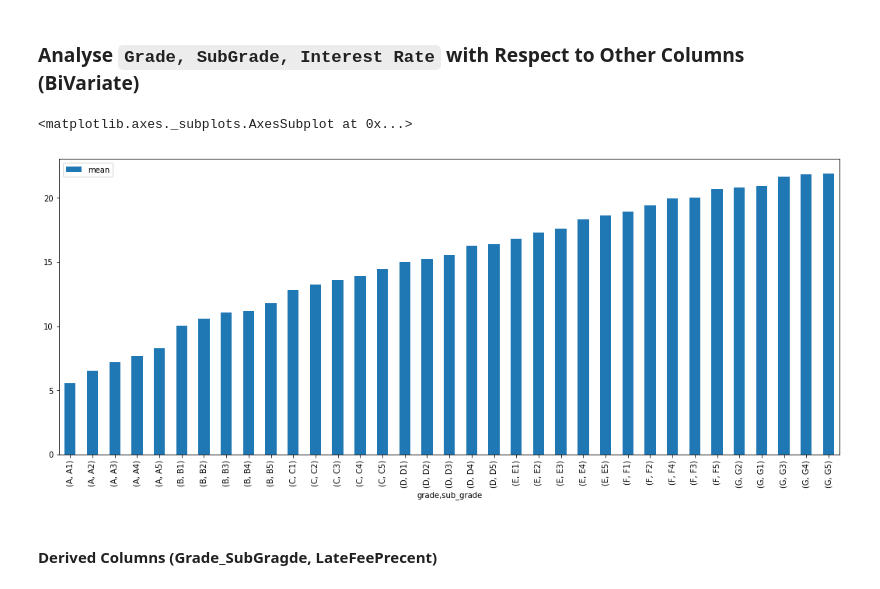
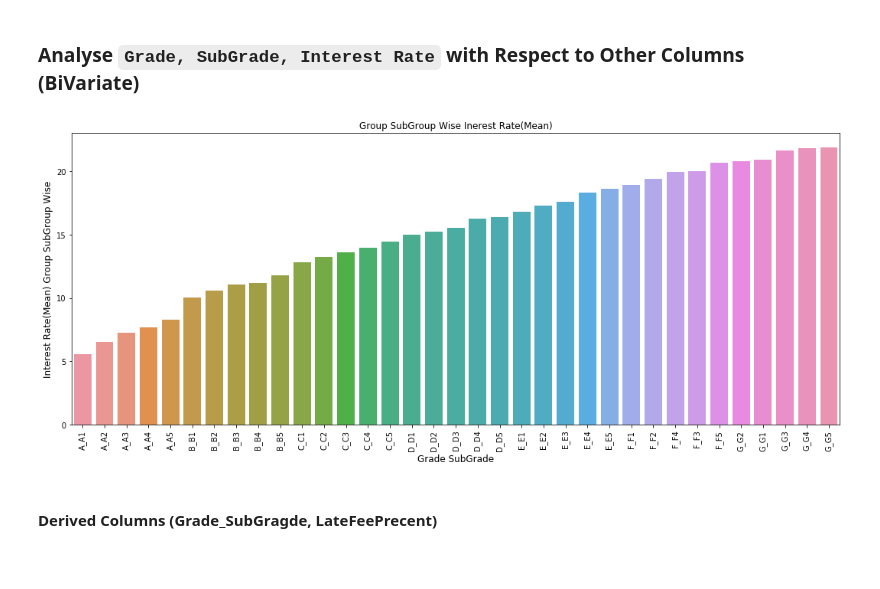
Before and after one commit to amirivija/EDA, a Jupyter notebook: group_assignment.ipynb, the cells around one changed output. Saved outputs shown, nothing was run; the diff lists cells and outputs as text; code cells hidden in the pictures; blank space fills up the shorter version.

Commit message:
group SubGroup 2 Interest Rate Mapping

````diff
--- a/group_assignment.ipynb
+++ b/group_assignment.ipynb
@@ -1679,11 +1679,19 @@ At lower income levels - below 10000 USD and higher loan amounts - above 15, 000
 # %% [markdown]
 ### Analyse ```Grade, SubGrade, Interest Rate``` with Respect to Other Columns (BiVariate)
 # %%
-#Grade, Sub-Grade to Loan Percentage, As per the Graph, Upper Grade is Having Higher Interest Rate
-lending_club.groupby(['grade', 'sub_grade'])['int_rate'].agg(['mean']).sort_values(by='mean').plot(kind='bar', figsize=(18,7))
+#Grade, Sub-Grade to Interest Rate, As per the Graph, Upper Grade is Having Higher Interest Rate
+X1 = lending_club.groupby(['grade', 'sub_grade'])['int_rate'].agg(['mean']).sort_values(by='mean').reset_index()
+X1['grade_subgrade']  = X1['grade'] + "_" + X1['sub_grade']
+X1
+plt.figure(figsize = (18,7))
+p = sns.barplot(x = 'grade_subgrade',y = 'mean', data = X1)
+p.set_xticklabels(p.get_xticklabels(), rotation = 90)
+plt.ylabel('Interest Rate(Mean) Group SubGroup Wise', fontsize = 12)
+plt.xlabel('Grade SubGrade', fontsize = 12)
+plt.title("Group SubGroup Wise Inerest Rate(Mean)")
+plt.show()
 # %% [output]
-<matplotlib.axes._subplots.AxesSubplot at 0x...>
-[figure, old version]
+[figure, new version]
 # %% [markdown]
 #### Derived Columns (Grade_SubGragde, LateFeePrecent)
 # %%
````
Also changed, not shown: parts of 1 cell of this notebook.
